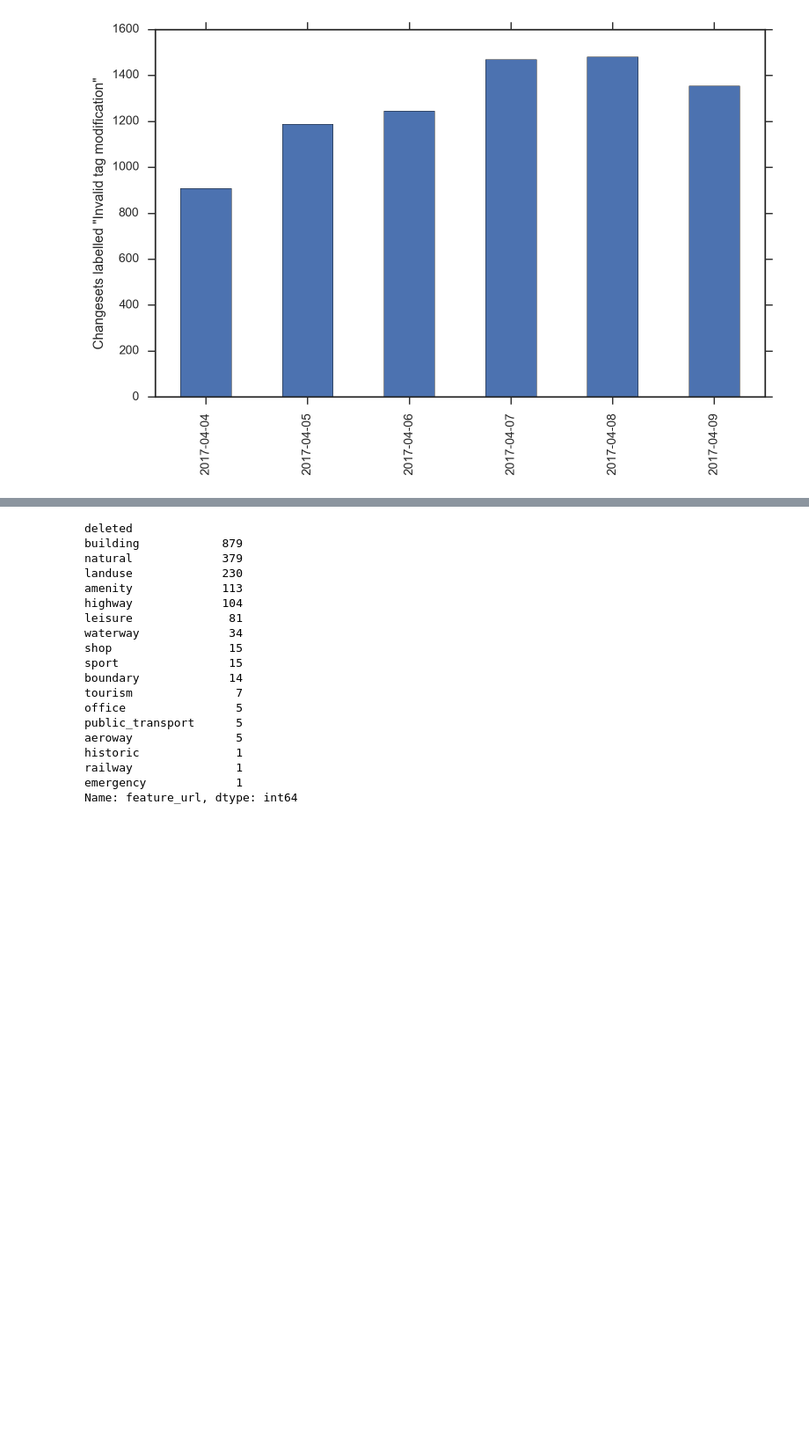
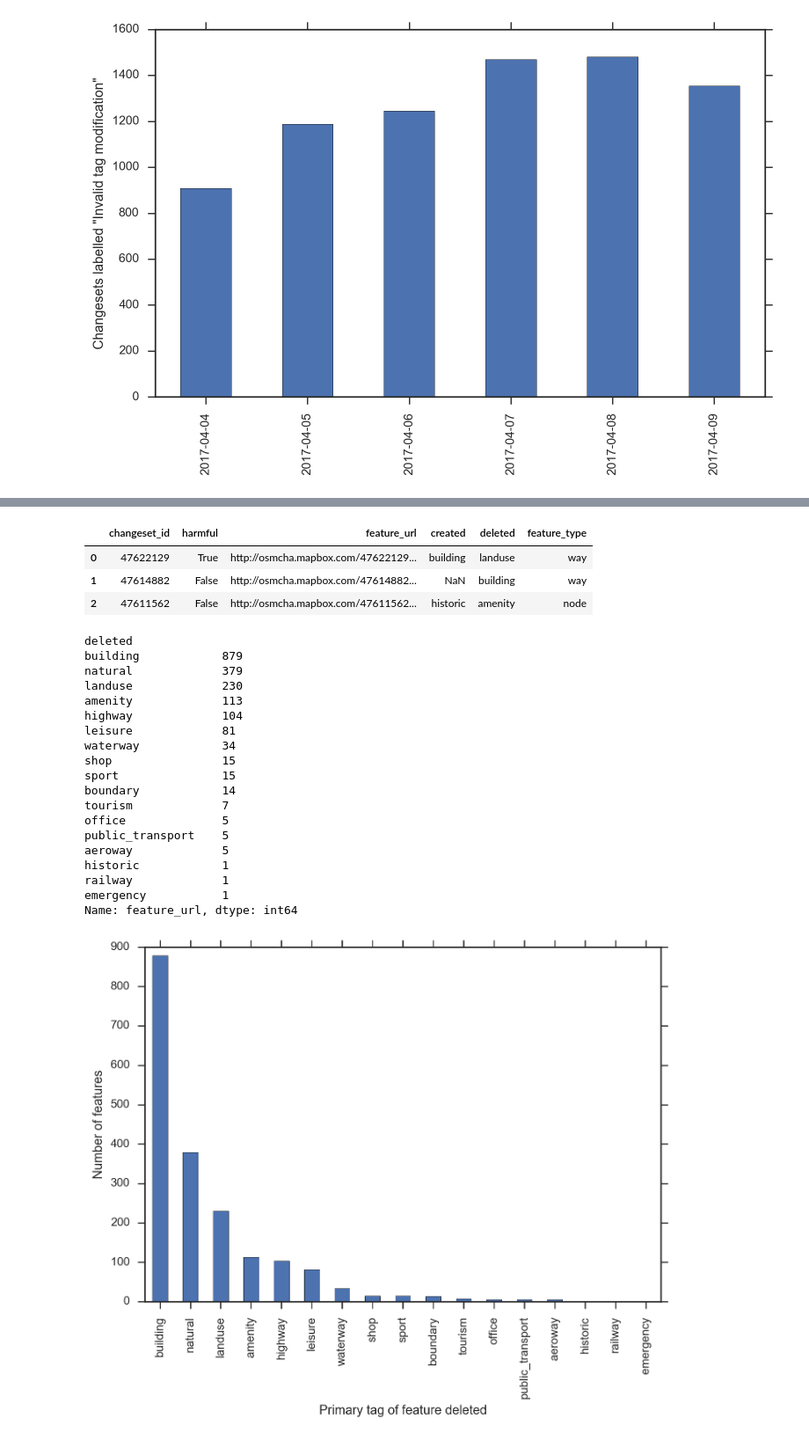
Before and after one commit to mapbox/osm-compare, a Jupyter notebook: analysis/invalid-tag-modification/invalid-tag-modification-v2.ipynb, the cells around one changed output, grey strips where cells are left out. Shown at 88% size. Cells and saved outputs as stored; diff of their text form; code cells hidden in the pictures; blank space fills up the shorter version.

```diff
--- a/analysis/invalid-tag-modification/invalid-tag-modification-v2.ipynb
+++ b/analysis/invalid-tag-modification/invalid-tag-modification-v2.ipynb
@@ -97,9 +103,27 @@ modifications.head(5)
 | 2 | 47611562 | False | http://osmcha.mapbox.com/47611562... | historic | amenity |
 | 3 | 47610141 | True | http://osmcha.mapbox.com/47610141... | tourism | amenity |
 | 4 | 47609653 | False | http://osmcha.mapbox.com/47609653... | NaN | building |
+# %%
+def get_feature_type(feature_url):
+    if 'relation' in feature_url: return 'relation'
+    elif 'node' in feature_url: return 'node'
+    elif 'way' in feature_url: return 'way'
+
+modifications['feature_type'] = modifications['feature_url'].apply(get_feature_type)
+modifications.head(3)
+# %% [output]
+|  | changeset_id | harmful | feature_url | created | deleted | feature_type |
+| 0 | 47622129 | True | http://osmcha.mapbox.com/47622129... | building | landuse | way |
+| 1 | 47614882 | False | http://osmcha.mapbox.com/47614882... | NaN | building | way |
+| 2 | 47611562 | False | http://osmcha.mapbox.com/47611562... | historic | amenity | node |
 # %%
 modification_counts = modifications.groupby('deleted')['feature_url'].count()
 modification_counts.sort(ascending=False)
+
+ax = modification_counts.plot.bar()
+ax.set_xlabel('Primary tag of feature deleted')
+ax.set_ylabel('Number of features')
+
 modification_counts
 # %% [output]
 deleted
@@ -123 +147,2 @@ emergency             1
 Name: feature_url, dtype: int64
+[figure, added]
```
Also changed, not shown: parts of 23 cells of this notebook.
